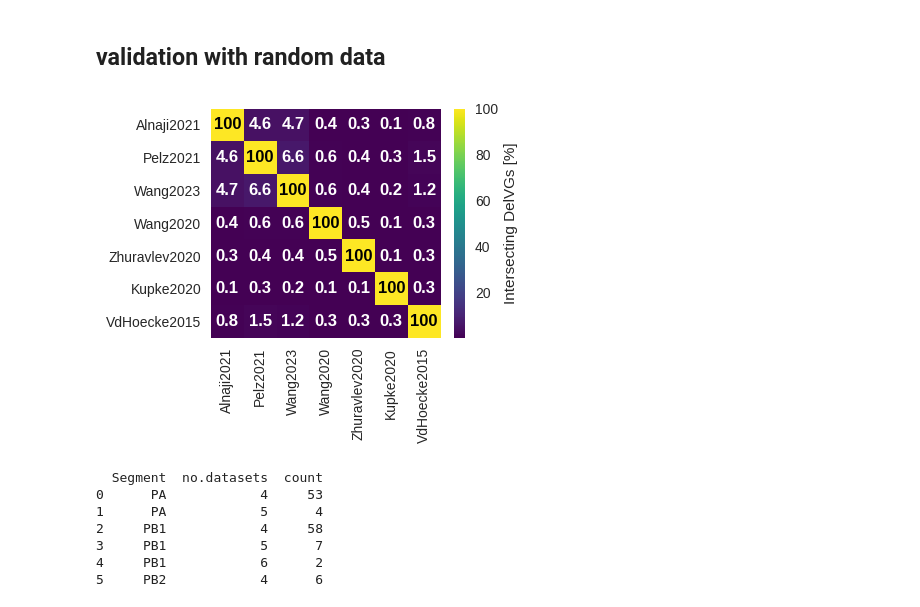
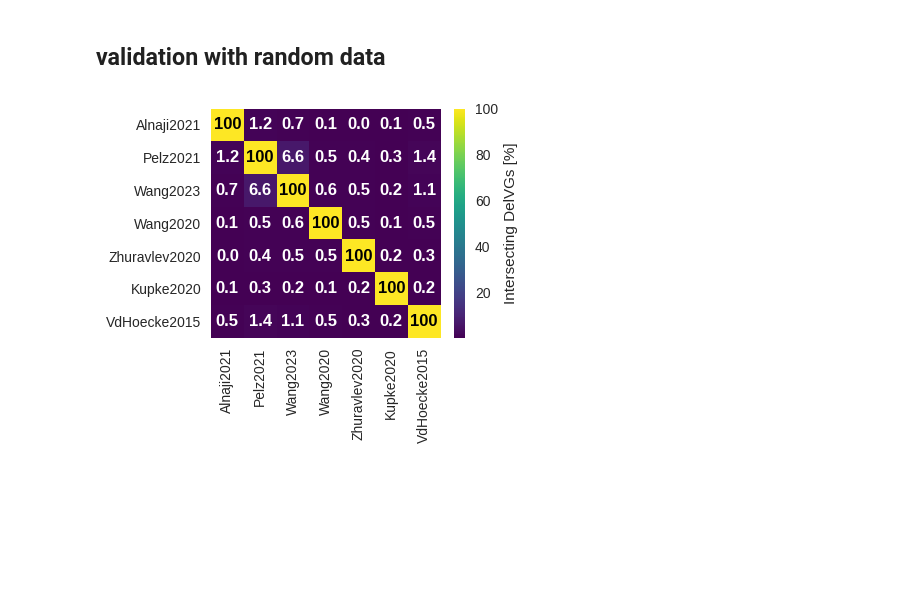
Before and after one commit to viraidip/DIP_meta-study, a Jupyter notebook: src/intersection_analysis/intersection_analysis.ipynb, the cells around one changed output. Drawn from its saved outputs; the diff is of its cells as text; code cells hidden in the pictures; blank space fills up the shorter version.

Commit message:
cleaned intersection analysis

```diff
--- a/src/intersection_analysis/intersection_analysis.ipynb
+++ b/src/intersection_analysis/intersection_analysis.ipynb
@@ -192,8 +171,6 @@ barplot_counts(count_df)
 # %% [markdown]
 Calculate pelz labels for each candidate and percentiles
 # %%
-count_df = count_df[count_df['Segment'].isin(['PA', 'PB1', 'PB2'])]
-
 def assign_label(row):
     '''
 
@@ -230,7 +207,5 @@ for df, dfname in zip(dfs, dfnames):
             percentile = 0.0
         else:
             percentile = percentileofscore(df["NGS_read_count"], ngs_count.values[0])
-
         perc_list.append(percentile)
-
     count_df[dfname] = perc_list
@@ -370,14 +213,0 @@ Just use score to classify them
-# %%
-res_df = count_df[count_df['Segment'].isin(['PB2'])]
-res_df['score_sum'] = res_df.apply(score_sum, axis=1)
-res_df['score_mean'] = res_df.apply(score_mean, axis=1)
-print(res_df.sort_values(by='score_sum', ascending=False)['DI'].to_list())
-print(res_df.sort_values(by='score_mean', ascending=False)['DI'].to_list())
-
-sort_df = res_df.sort_values(by='score_sum', ascending=False)
-print(sort_df)
-filename = "test_pb2_candidates.csv"
-save_path = os.path.join(RESULTSPATH, "intersection_analysis")
-if not os.path.exists(save_path):
-    os.makedirs(save_path)
-sort_df.to_csv(os.path.join(save_path, filename), index=False)
@@ -412,45 +291,41 @@ See the caveats in the documentation: https://pandas.pydata.org/pandas-docs/stab
 # %% [markdown]
 ## validation with random data
 # %%
-rounds = 1
-for i in range(rounds):
-    sampl_dfs = list()
-    for df in dfs:
+sampl_dfs = list()
+for df, dfname in zip(dfs, dfnames):
+    f = os.path.join(DATAPATH, "random_sampled", f"{dfname}_1.csv")
+    if not os.path.exists(f):
         for seg in SEGMENTS:
             s_df = df.loc[df["Segment"] == seg]
             n = s_df.shape[0]
             if n == 0:
                 continue
             seq = get_sequence(strain, seg)
             start = int(s_df["Start"].mean())
             end = int(s_df["End"].mean())
             s = (max(start-200, 50), start+200)
             e = (end-200, min(end+200, len(seq)-50))
-
             if not (s[1] < e[0]):
                 continue
             #skip if there is no range given
             #this would lead to oversampling of a single position
             if s[0] == s[1] or e[0] == e[1]:
                 continue
             if "samp_df" in locals():
                 temp_df = generate_sampling_data(seq, s, e, n)
                 temp_df["Segment"] = seg
                 samp_df = pd.concat([samp_df, temp_df], ignore_index=True)
             else:
                 samp_df = generate_sampling_data(seq, s, e, n)
                 samp_df["Segment"] = seg
         samp_df["NGS_read_count"] = 1
-        sampl_dfs.append(preprocess(strain, samp_df, 1))
-        del samp_df
-    generate_overlap_matrix_plot(sampl_dfs, dfnames, name="testing")
-    count_df = generate_max_overlap_candidates(sampl_dfs)
+        samp_df = preprocess(strain, samp_df, 1)
+        samp_df.to_csv(f)
+    else:
+        samp_df = pd.read_csv(f)
+    sampl_dfs.append(samp_df)
+    del samp_df
+generate_overlap_matrix_plot(sampl_dfs, dfnames, name="testing")
+count_df = generate_max_overlap_candidates(sampl_dfs)
 # %% [output]
-[figure, old version]
+[figure, new version]
-  Segment  no.datasets  count
-0      PA            4     53
-1      PA            5      4
-2     PB1            4     58
-3     PB1            5      7
-4     PB1            6      2
-5     PB2            4      6
```
Also changed, not shown: parts of 8 cells of this notebook, 2 other files.
